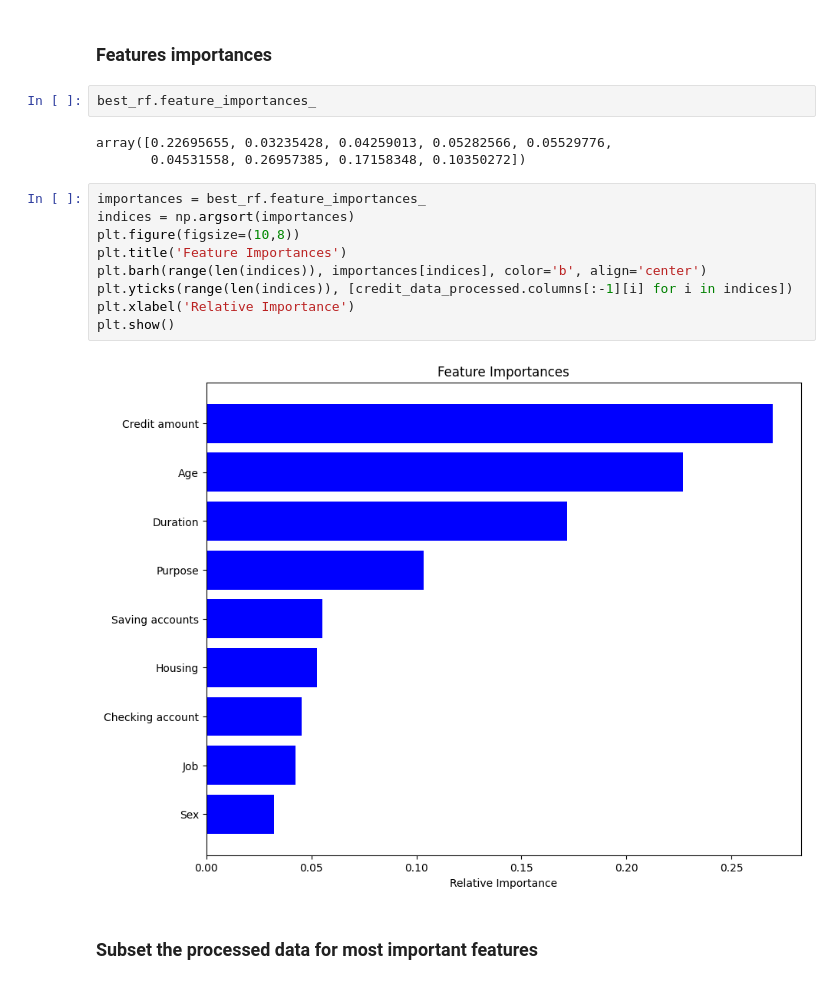
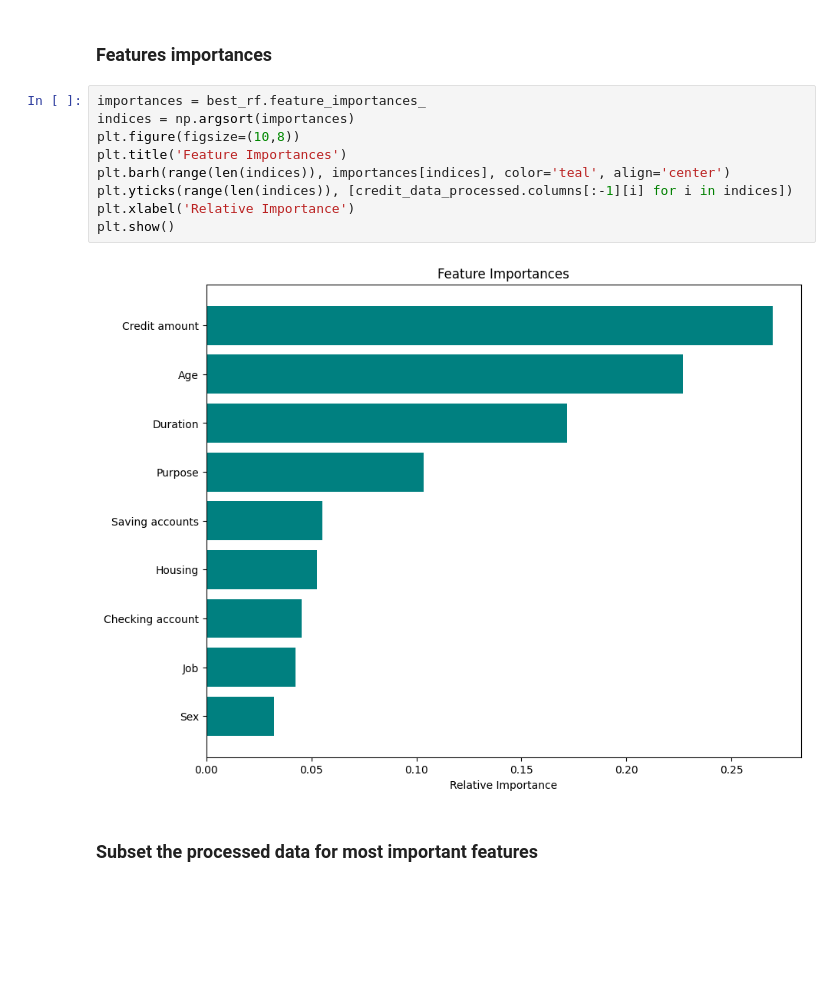
Before and after one commit to koomited/Hack2Hire_TestTech_Profile_54, a Jupyter notebook: EDA.ipynb, the cells around one changed output. Saved outputs shown, nothing was run; the diff lists cells and outputs as text; blank space fills up the shorter version.

```diff
--- a/EDA.ipynb
+++ b/EDA.ipynb
@@ -419,22 +412,17 @@ Accuracy: 0.635
 [figure]
 # %% [markdown]
 ### Features importances
-# %%
-best_rf.feature_importances_
-# %% [output]
-array([0.22695655, 0.03235428, 0.04259013, 0.05282566, 0.05529776,
-       0.04531558, 0.26957385, 0.17158348, 0.10350272])
 # %%
 importances = best_rf.feature_importances_
 indices = np.argsort(importances)
 plt.figure(figsize=(10,8))
 plt.title('Feature Importances')
-plt.barh(range(len(indices)), importances[indices], color='b', align='center')
+plt.barh(range(len(indices)), importances[indices], color='teal', align='center')
 plt.yticks(range(len(indices)), [credit_data_processed.columns[:-1][i] for i in indices])
 plt.xlabel('Relative Importance')
 plt.show()
 # %% [output]
-[figure, old version]
+[figure, new version]
 # %% [markdown]
 ### Subset the processed data for most important features
 # %%
```
Also changed, not shown: parts of 6 cells of this notebook, 7 other files.
